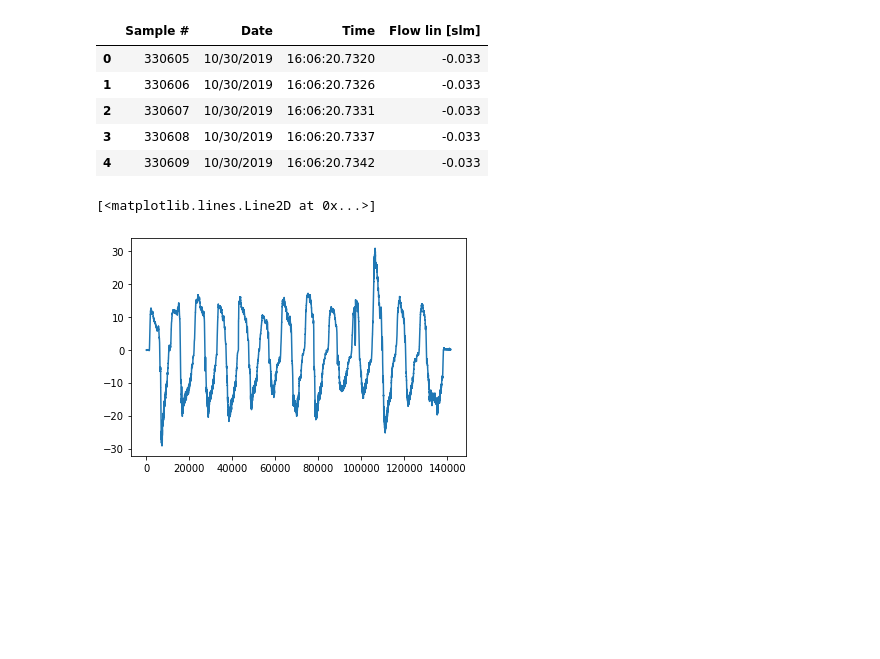
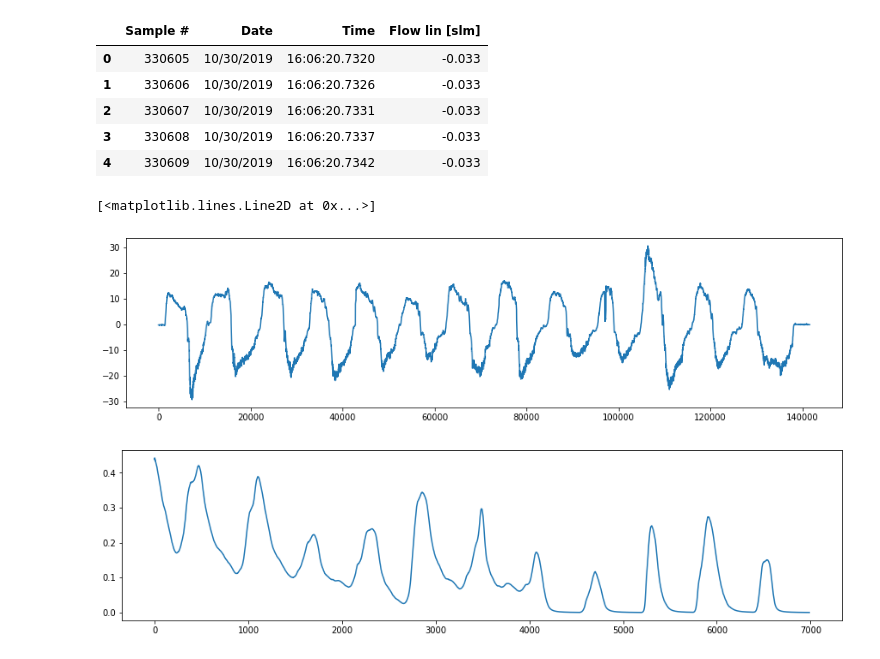
Before and after one commit to RightAir/BreathDetectionSystem, a Jupyter notebook: TensorFlow/SensorData_EDA.ipynb, the cells around one changed output. Cells and saved outputs as stored; diff of their text form; code cells hidden in the pictures; blank space fills up the shorter version.

```diff
--- a/TensorFlow/SensorData_EDA.ipynb
+++ b/TensorFlow/SensorData_EDA.ipynb
@@ -94,11 +94,12 @@ flow.head()
 # %%
 fig = plt.figure(figsize = (15, 8))
 plt.subplot(2,1,1)
 plt.plot(flow['Flow lin [slm]'])
 
 fig = plt.figure(figsize = (15, 8))
 plt.subplot(2,1,2)
-plt.plot(flow['Flow lin [slm]'])
+plt.plot(df['Sensor 1'])
 # %% [output]
 [<matplotlib.lines.Line2D at 0x...>]
-[figure, old version]
+[figure, new version]
+[figure, added]
```
Also changed, not shown: parts of 2 cells of this notebook.
